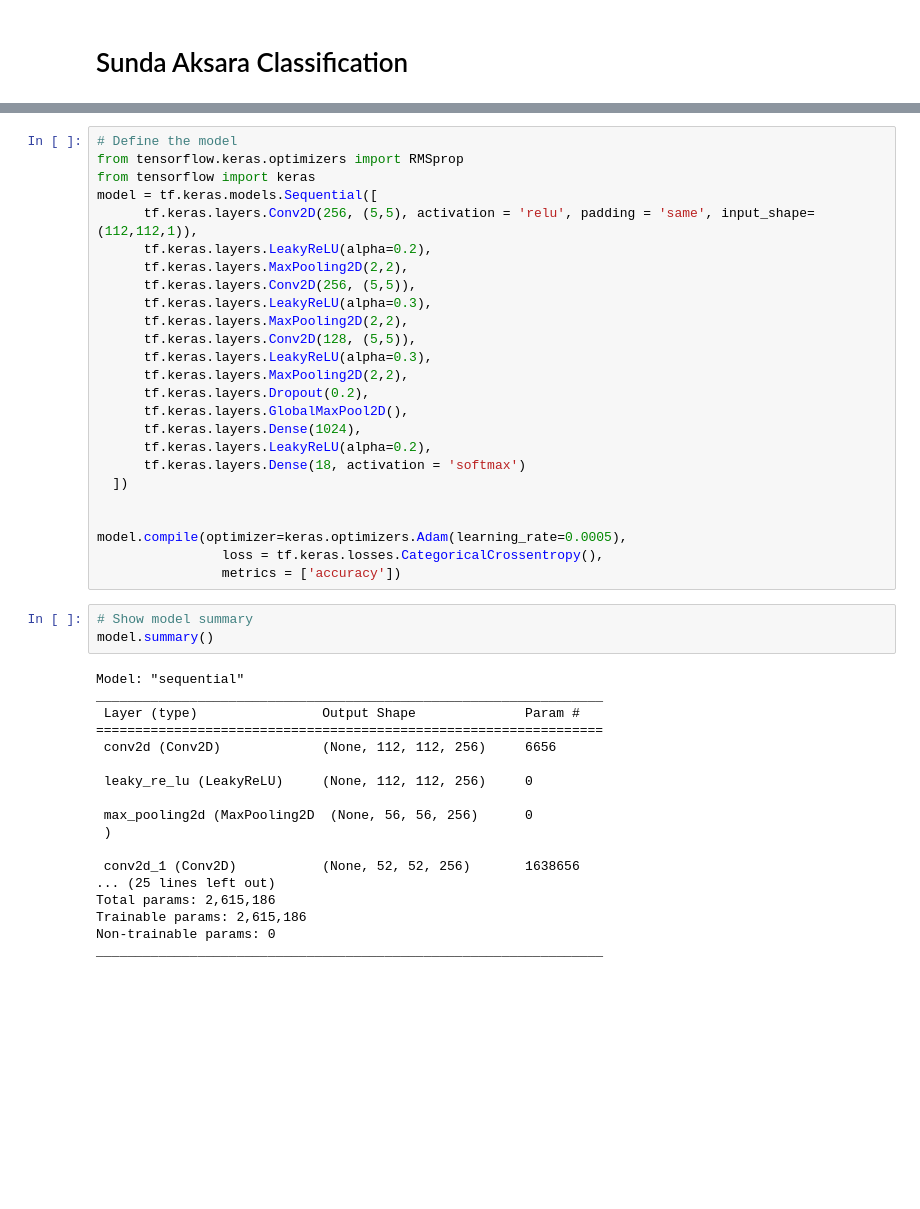
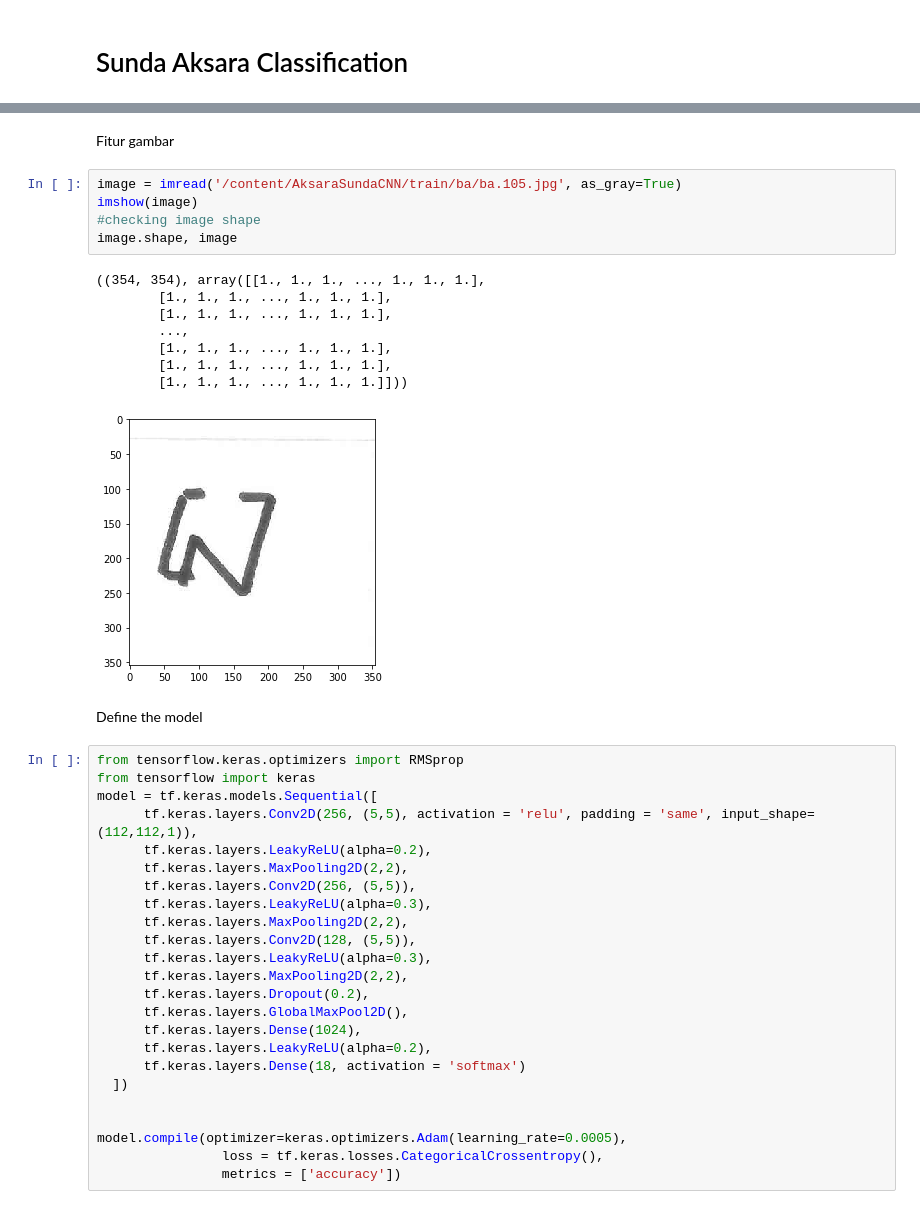
Before and after one commit to Hansen911/HandWritten_Aksara_Classification, a Jupyter notebook: Laporan Proyek Machine Learning - Hansen Jonathan.ipynb, the cells around one changed output, grey strips where cells are left out. Cells and saved outputs as stored; diff of their text form; blank space fills up the shorter version.

```diff
--- a/Laporan Proyek Machine Learning - Hansen Jonathan.ipynb
+++ b/Laporan Proyek Machine Learning - Hansen Jonathan.ipynb
@@ -46,8 +56,25 @@ validation_data = validation_datagen.flow_from_directory(
 # %% [output]
 Found 3780 images belonging to 18 classes.
 Found 1620 images belonging to 18 classes.
+# %% [markdown]
+Fitur gambar
+# %%
+image = imread('/content/AksaraSundaCNN/train/ba/ba.105.jpg', as_gray=True)
+imshow(image)
+#checking image shape
+image.shape, image
+# %% [output]
+((354, 354), array([[1., 1., 1., ..., 1., 1., 1.],
+        [1., 1., 1., ..., 1., 1., 1.],
+        [1., 1., 1., ..., 1., 1., 1.],
+        ...,
+        [1., 1., 1., ..., 1., 1., 1.],
+        [1., 1., 1., ..., 1., 1., 1.],
+        [1., 1., 1., ..., 1., 1., 1.]]))
+[figure, added]
+# %% [markdown]
+Define the model
 # %%
-# Define the model
 from tensorflow.keras.optimizers import RMSprop
 from tensorflow import keras
 model = tf.keras.models.Sequential([
@@ -71,24 +98,3 @@ model = tf.keras.models.Sequential([
 model.compile(optimizer=keras.optimizers.Adam(learning_rate=0.0005),
                 loss = tf.keras.losses.CategoricalCrossentropy(),
                 metrics = ['accuracy'])
-# %%
-# Show model summary
-model.summary()
-# %% [output]
-Model: "sequential"
-_________________________________________________________________
- Layer (type)                Output Shape              Param #
-=================================================================
- conv2d (Conv2D)             (None, 112, 112, 256)     6656
-
- leaky_re_lu (LeakyReLU)     (None, 112, 112, 256)     0
-
- max_pooling2d (MaxPooling2D  (None, 56, 56, 256)      0
- )
-
- conv2d_1 (Conv2D)           (None, 52, 52, 256)       1638656
-... (25 lines left out)
-Total params: 2,615,186
-Trainable params: 2,615,186
-Non-trainable params: 0
-_________________________________________________________________
```
Also changed, not shown: parts of 16 cells of this notebook, 1 other file.
